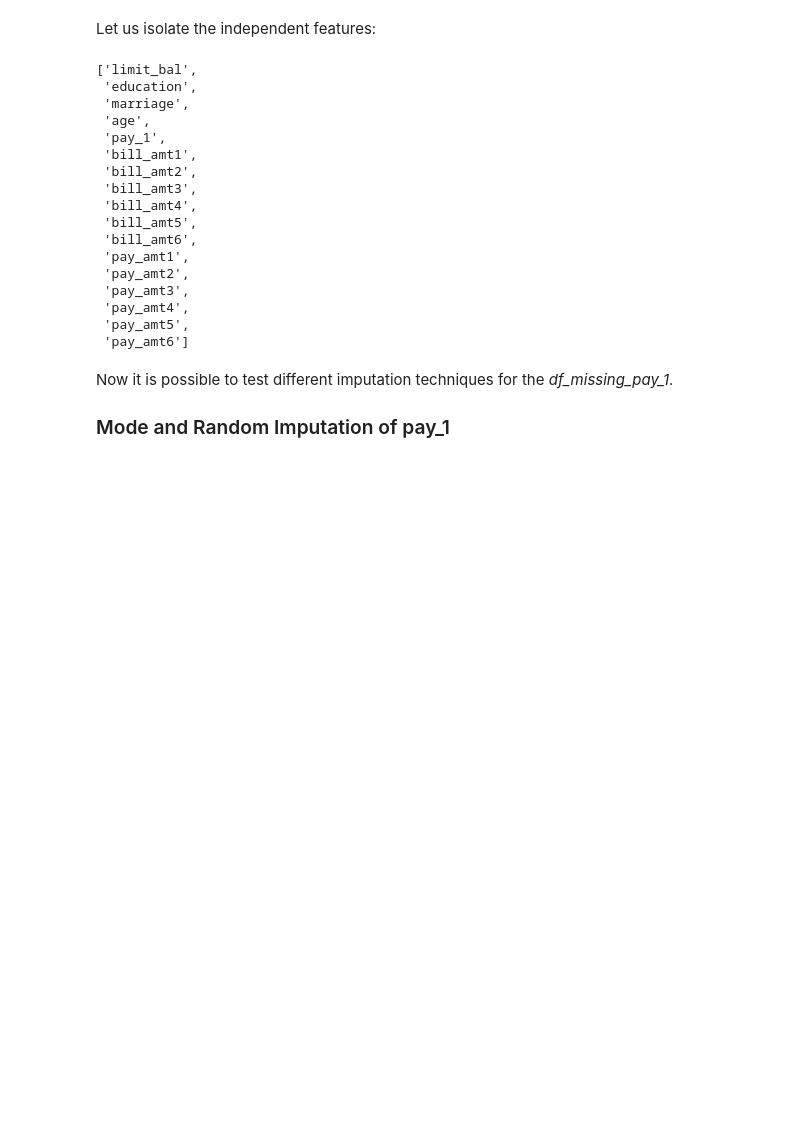
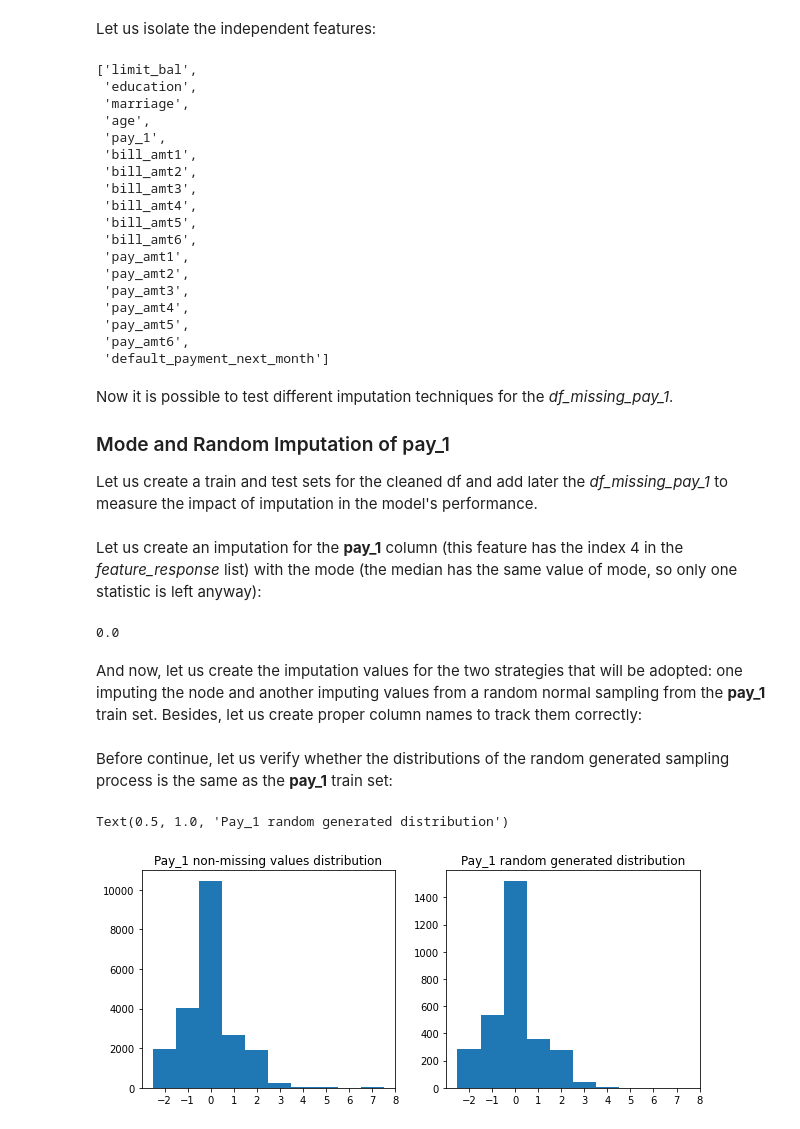
Before and after one commit to jeantardelli/data-science, a Jupyter notebook: inputation-of-missing-data-and-financial-analysis.ipynb, the cells around one changed output. Cells and saved outputs as stored; diff of their text form; code cells hidden in the pictures; blank space fills up the shorter version.

```diff
--- a/inputation-of-missing-data-and-financial-analysis.ipynb
+++ b/inputation-of-missing-data-and-financial-analysis.ipynb
@@ -189,7 +185,7 @@ df_cleaned_before.head()
 Let us isolate the independent features:
 # %%
 features_response = df_cleaned_before.columns.tolist()
-to_remove = ['id', 'sex'] + ['pay_{}'.format(i) for i in range(2,7)] + features_response[-6:]
+to_remove = ['id', 'sex'] + ['pay_{}'.format(i) for i in range(2,7)] + features_response[-5:]
 
 features_response = [feature for feature in features_response if feature not in to_remove]
 features_response
@@ -210,8 +206,43 @@ features_response
  'pay_amt3',
  'pay_amt4',
  'pay_amt5',
- 'pay_amt6']
+ 'pay_amt6',
+ 'default_payment_next_month']
 # %% [markdown]
 Now it is possible to test different imputation techniques for the *df_missing_pay_1*.
 
 ### Mode and Random Imputation of pay_1
+
+Let us create a train and test sets for the cleaned df and add later the *df_missing_pay_1* to measure the impact of imputation in the model's performance.
+# %%
+X_train, X_test, y_train, y_test = train_test_split(df_cleaned_before[features_response[:-1]].values,
+                                                    df_cleaned_before.default_payment_next_month.values,
+                                                    test_size=0.2, random_state=24)
+# %% [markdown]
+Let us create an imputation for the **pay_1** column (this feature has the index 4 in the *feature_response* list) with the mode (the median has the same value of mode, so only one statistic is left anyway):
+# %%
+np.median(X_train[:, features_response.index('pay_1')])
+# %% [output]
+0.0
+# %% [markdown]
+And now, let us create the imputation values for the two strategies that will be adopted: one imputing the node and another imputing values from a random normal sampling from the **pay_1** train set. Besides, let us create proper column names to track them correctly:
+# %%
+fill_values = [0, np.random.choice(X_train[:, features_response.index('pay_1')], size=(3021,), replace=True)]
+fill_strategy = ['mode', 'random']
+# %% [markdown]
+Before continue, let us verify whether the distributions of the random generated sampling process is the same as the **pay_1** train set:
+# %%
+fig, ax = plt.subplots(1, 2, figsize=(10, 4))
+
+bin_edges = np.arange(-2, 9)
+
+ax[0].hist(X_train[:, 4], bins=bin_edges, align='left')
+ax[0].set_xticks(bin_edges)
+ax[0].set_title('Pay_1 non-missing values distribution')
+
+ax[1].hist(fill_values[1], bins=bin_edges, align='left')
+ax[1].set_xticks(bin_edges)
+ax[1].set_title('Pay_1 random generated distribution')
+# %% [output]
+Text(0.5, 1.0, 'Pay_1 random generated distribution')
+[figure, added]
```
Also changed, not shown: parts of 8 cells of this notebook.
